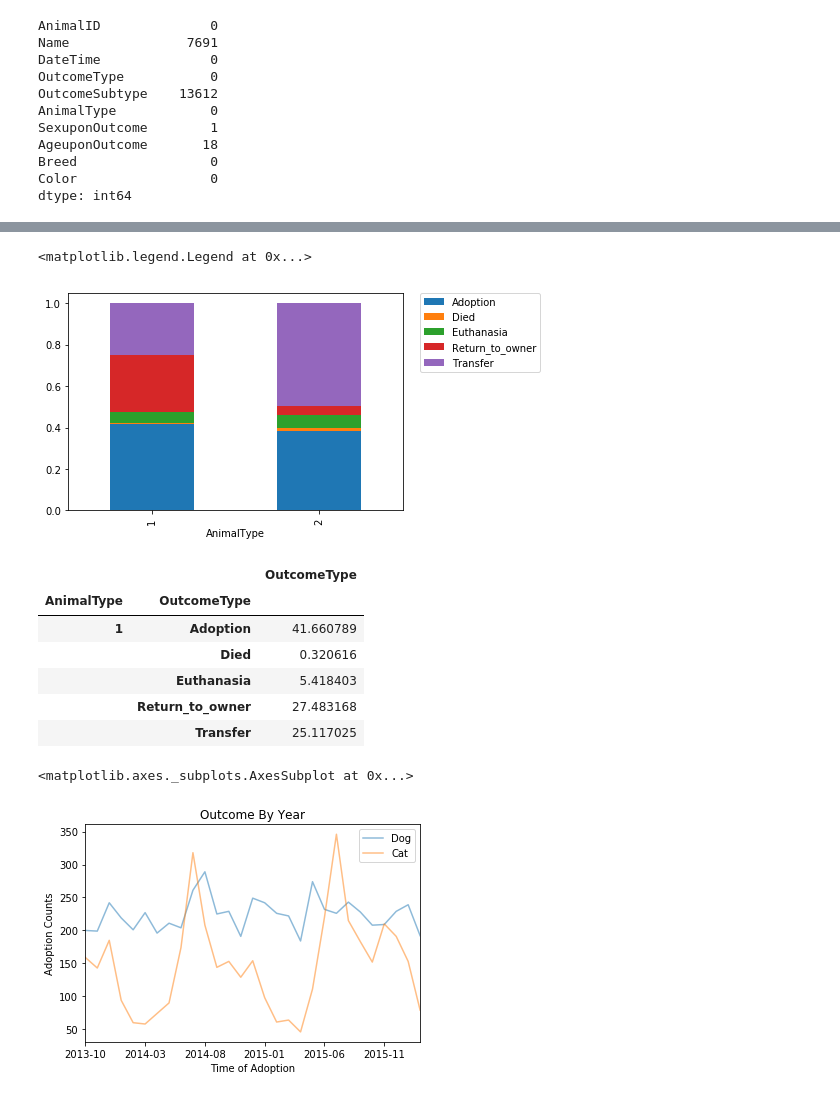
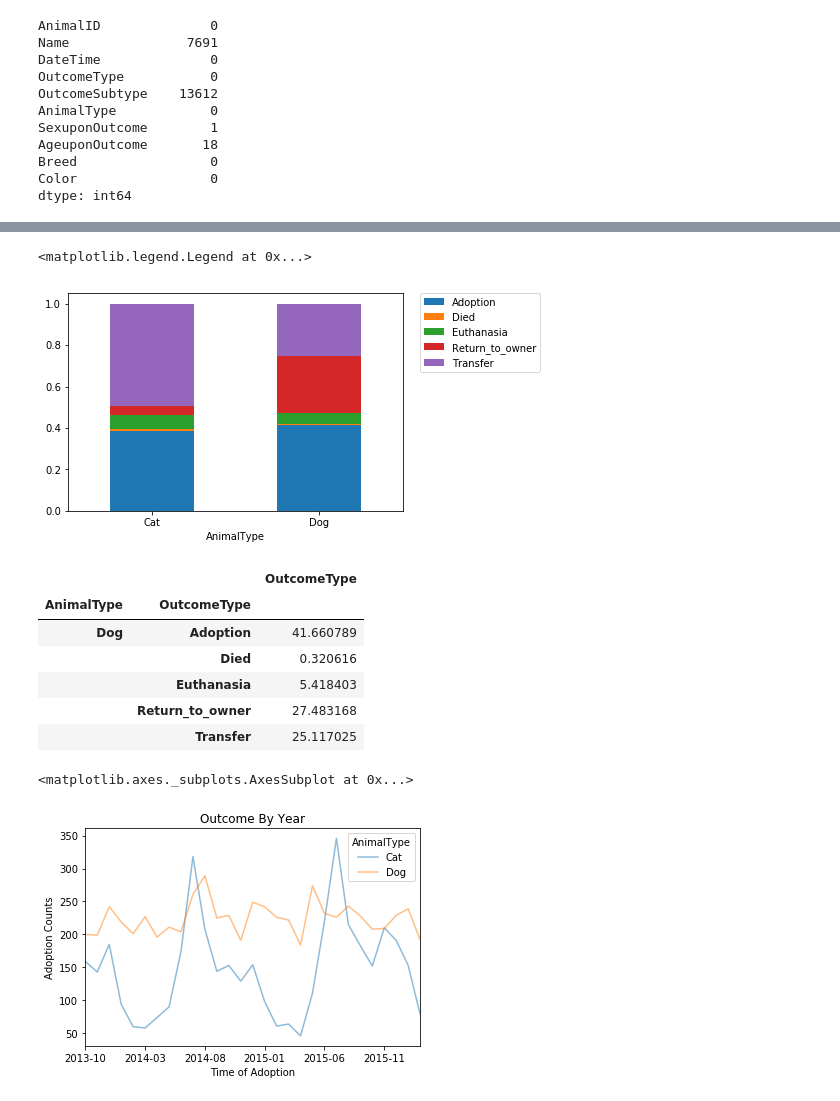
Before and after one commit to Melo21/ShelterOutcomes, a Jupyter notebook: Pet Adoption Rates.ipynb, the cells around one changed output, grey strips where cells are left out. Drawn from its saved outputs; the diff is of its cells as text; code cells hidden in the pictures.

```diff
--- a/Pet Adoption Rates.ipynb
+++ b/Pet Adoption Rates.ipynb
@@ -39,7 +39,7 @@ Breed                 0
 Color                 0
 dtype: int64
 # %%
-typ = {"Dog":1,"Cat":2}
-df["AnimalType"] = df["AnimalType"].map(typ)
+#typ = {"Dog":1,"Cat":2}
+#df["AnimalType"] = df["AnimalType"].map(typ)
 #Check if it worked
-df.head()
+#df.head()
@@ -53,17 +46,18 @@ df.head()
 # %%
 p_table = pd.pivot_table(df,index='AnimalType',columns='OutcomeType',aggfunc='size')
 p_table = p_table.div(p_table.sum(axis=1), axis=0)
 p_table.plot.bar(stacked=True)
+plt.xticks (rotation=0)
 plt.legend(bbox_to_anchor=(1.05, 1), loc=2, borderaxespad=0.)
 #plt.legend(loc='best')
 # %% [output]
 <matplotlib.legend.Legend at 0x...>
-[figure, old version]
+[figure, new version]
 # %%
 adoptmonths = [i[:7] for i in df["DateTime"]]
 df['MonthYear'] = adoptmonths
 # %%
-dog = df[df["AnimalType"]==1]
+dog = df[df["AnimalType"]=='Dog']
 dogo=dog.groupby(['AnimalType','OutcomeType']).agg({'OutcomeType': 'count'})
 dogpercent = dogo.groupby(level=0).apply(lambda x:
                                                  100 * x / float(x.sum()))
@@ -72,7 +66,7 @@ dog
 # %% [output]
 |  |  | OutcomeType |
 | AnimalType | OutcomeType |  |
-| 1 | Adoption | 41.660789 |
+| Dog | Adoption | 41.660789 |
 |  | Died | 0.320616 |
 |  | Euthanasia | 5.418403 |
 |  | Return_to_owner | 27.483168 |
@@ -81,12 +75,12 @@ dog
 adoptout= df[['OutcomeType','AnimalType','MonthYear']]
 adoptout = adoptout[(adoptout["OutcomeType"]=='Adoption')]
 adoptout = adoptout[['MonthYear','AnimalType']].groupby(['MonthYear','AnimalType']).size().unstack().plot(alpha=0.5,title="Outcome By Year")
-plt.legend(['Dog','Cat'])
+#plt.legend(['Dog','Cat'])
 plt.ylabel("Adoption Counts")
 plt.xlabel("Time of Adoption")
 adoptout
 # %% [output]
 <matplotlib.axes._subplots.AxesSubplot at 0x...>
-[figure, old version]
+[figure, new version]
 # %%
 outcomesdog= df[['OutcomeType','AnimalType','MonthYear']]
```
Also changed, not shown: parts of 3 cells of this notebook.
